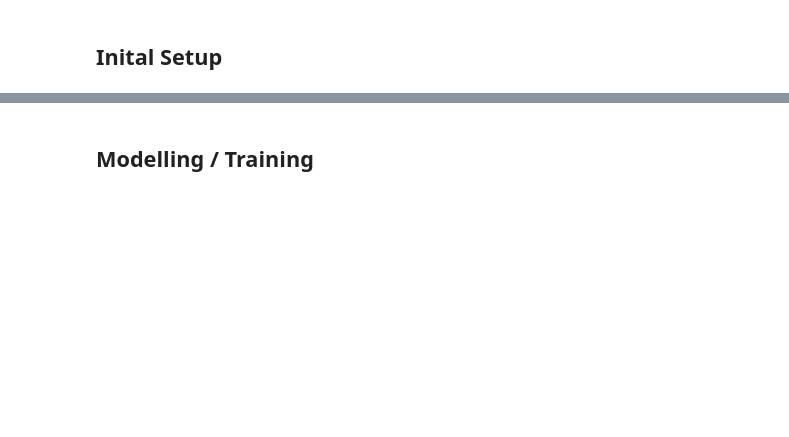
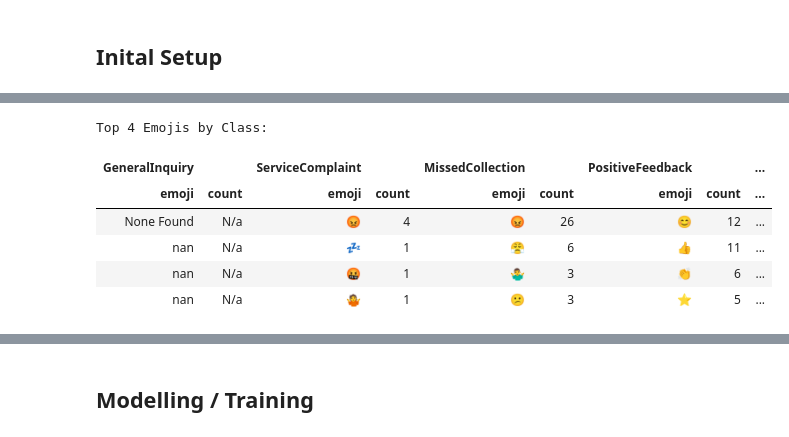
Before and after one commit to morrison-page/feedback-classification, a Jupyter notebook: customer-feedback.ipynb, the cells around one changed output, grey strips where cells are left out. Cells and saved outputs as stored; diff of their text form; code cells hidden in the pictures; blank space fills up the shorter version.

```diff
--- a/customer-feedback.ipynb
+++ b/customer-feedback.ipynb
@@ -71,0 +513,48 @@ Test set loaded: 904 rows, 2 columns
+# %%
+## Emojis
+import emoji
+from IPython.display import display
+
+train_df['emoji_list'] = train_df['message'].apply(
+    lambda x: [match['emoji'] for match in emoji.emoji_list(x)]
+)
+
+emoji_tables = {}
+
+for class_name, class_df in train_df.groupby('label', sort=False):
+    class_emoji_counts = (
+        class_df['emoji_list']
+        .explode()
+        .dropna()
+        .value_counts()
+        .head(4)
+        .rename_axis('emoji')
+        .reset_index(name='count')
+    )
+
+    if class_emoji_counts.empty:
+        class_emoji_counts = pd.DataFrame({
+            'emoji': ['None Found'],
+            'count': ['N/a']
+        })
+    else:
+        class_emoji_counts['count'] = class_emoji_counts['count'].replace(0, pd.NA)
+
+    emoji_tables[class_name] = class_emoji_counts.reset_index(drop=True)
+
+side_by_side_emojis = pd.concat(emoji_tables, axis=1)
+
+for class_name in emoji_tables:
+    count_col = (class_name, 'count')
+    side_by_side_emojis[count_col] = side_by_side_emojis[count_col].fillna('N/a')
+
+print('\nTop 4 Emojis by Class:')
+display(side_by_side_emojis.style.hide(axis='index'))
+# %% [output]
+Top 4 Emojis by Class:
+| GeneralInquiry |  | ServiceComplaint |  | MissedCollection |  | PositiveFeedback |  | ... |
+| emoji | count | emoji | count | emoji | count | emoji | count | ... |
+| None Found | N/a | 😡 | 4 | 😡 | 26 | 😊 | 12 | ... |
+| nan | N/a | 💤 | 1 | 😤 | 6 | 👍 | 11 | ... |
+| nan | N/a | 🤬 | 1 | 🤷‍♂️ | 3 | 👏 | 6 | ... |
+| nan | N/a | 🤷 | 1 | 😕 | 3 | ⭐ | 5 | ... |
```
Also changed, not shown: parts of 39 cells of this notebook.
